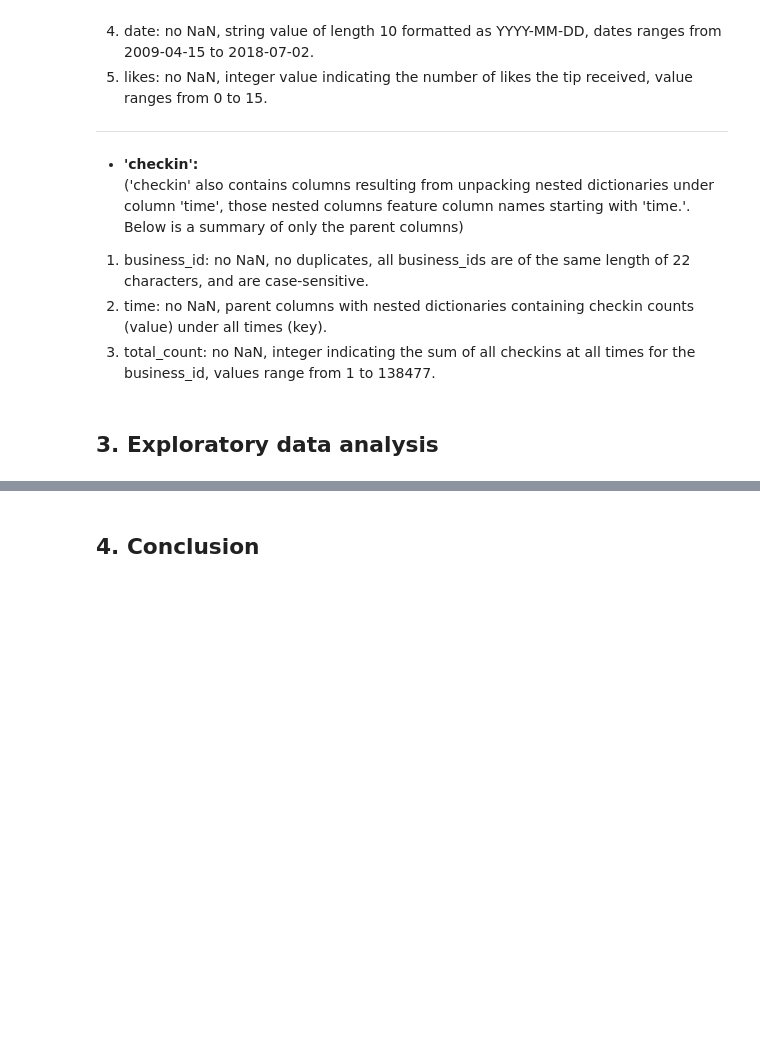
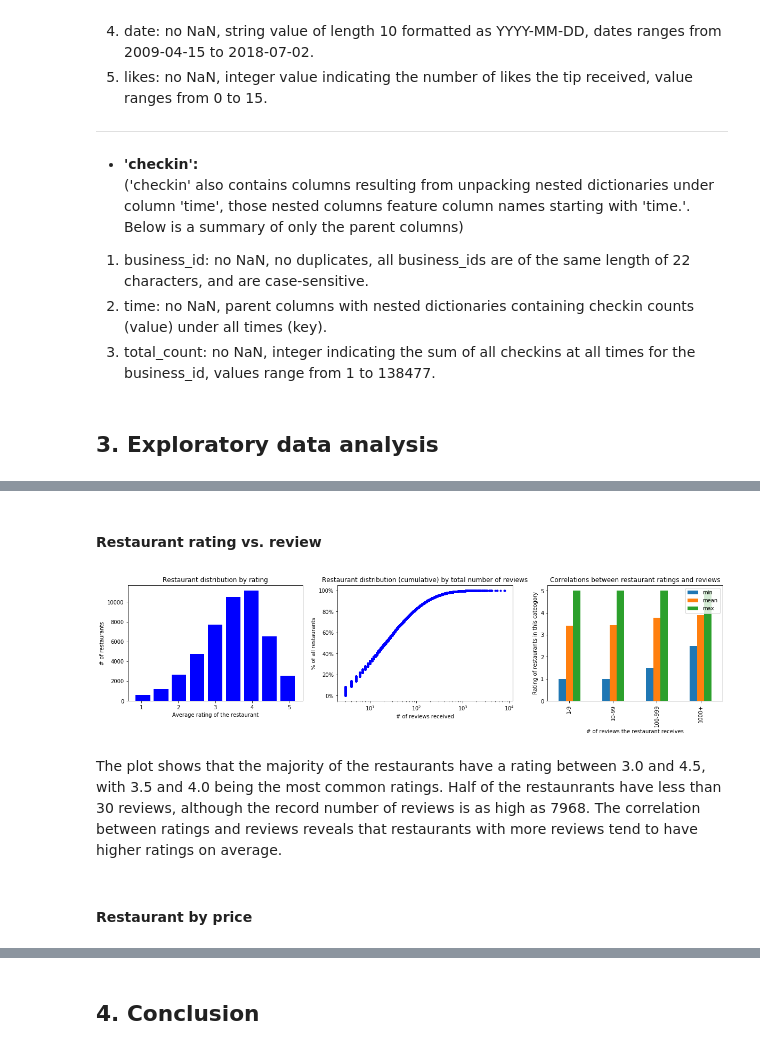
Before and after one commit to jingzhaomirror/capstone2_hybrid_yelp_recommender, a Jupyter notebook: milestone_report.ipynb, the cells around one changed output, grey strips where cells are left out. Cells and saved outputs as stored; diff of their text form; code cells hidden in the pictures; blank space fills up the shorter version.

```diff
--- a/milestone_report.ipynb
+++ b/milestone_report.ipynb
@@ -285,0 +453,43 @@ checkin.to_csv(path_or_buf='checkin_clean.csv',index=False)
+# %% [markdown]
+#### Restaurant rating vs. review
+# %%
+plt.figure(figsize=(20,4))
+
+# restaurant distribution by rating
+ax1 = plt.subplot(1,3,1)
+business.stars.plot(kind='hist', bins=9, range=(0.8, 5.2), rwidth=0.8, color = 'blue', ax=ax1);
+ax1.set_xlabel('Average rating of the restaurant');
+ax1.set_ylabel('# of restaurants');
+ax1.set_title('Restaurant distribution by rating');
+
+# restaurant distribution by review counts
+def ecdf(array):
+    """Compute ECDF for 1D array of measurement data."""
+    x = np.sort(array)  #sort array to use as the x axis
+    y = np.arange(1, len(array)+1)/len(array) #use np.arange to create the y axis for cdf from 1/len to 1
+    return x,y
+
+ax2 = plt.subplot(1,3,2)
+x,y = ecdf(business.review_count)
+ax2.plot(x, y, marker = '.', linestyle='none',color='blue');
+ax2.set_yticklabels(['{:.0%}'.format(x) for x in ax2.get_yticks()])
+ax2.set_xscale('log');
+ax2.set_xlabel('# of reviews received');
+ax2.set_ylabel('% of all restaurants');
+ax2.set_title('Restaurant distribution (cumulative) by total number of reviews');
+
+# correlation between rating and review
+ax3 = plt.subplot(1,3,3)
+count_cat = np.log10(business.review_count)//1
+busi_by_rev_count = business.groupby(count_cat)['stars'].agg(['min','mean','max'])
+busi_by_rev_count.index = ['1-9','10-99','100-999','1000+']
+busi_by_rev_count.plot(kind='bar', ax=ax3);
+ax3.set_xlabel('# of reviews the restaurant receives');
+ax3.set_ylabel('Rating of restaurants in this cateogory');
+ax3.set_title('Correlations between restaurant ratings and reviews');
+# %% [output]
+[figure, added]
+# %% [markdown]
+The plot shows that the majority of the restaurants have a rating between 3.0 and 4.5, with 3.5 and 4.0 being the most common ratings. Half of the restaunrants have less than 30 reviews, although the record number of reviews is as high as 7968. The correlation between ratings and reviews reveals that restaurants with more reviews tend to have higher ratings on average.
+# %% [markdown]
+#### Restaurant by price
```
Also changed, not shown: parts of 31 cells of this notebook.
